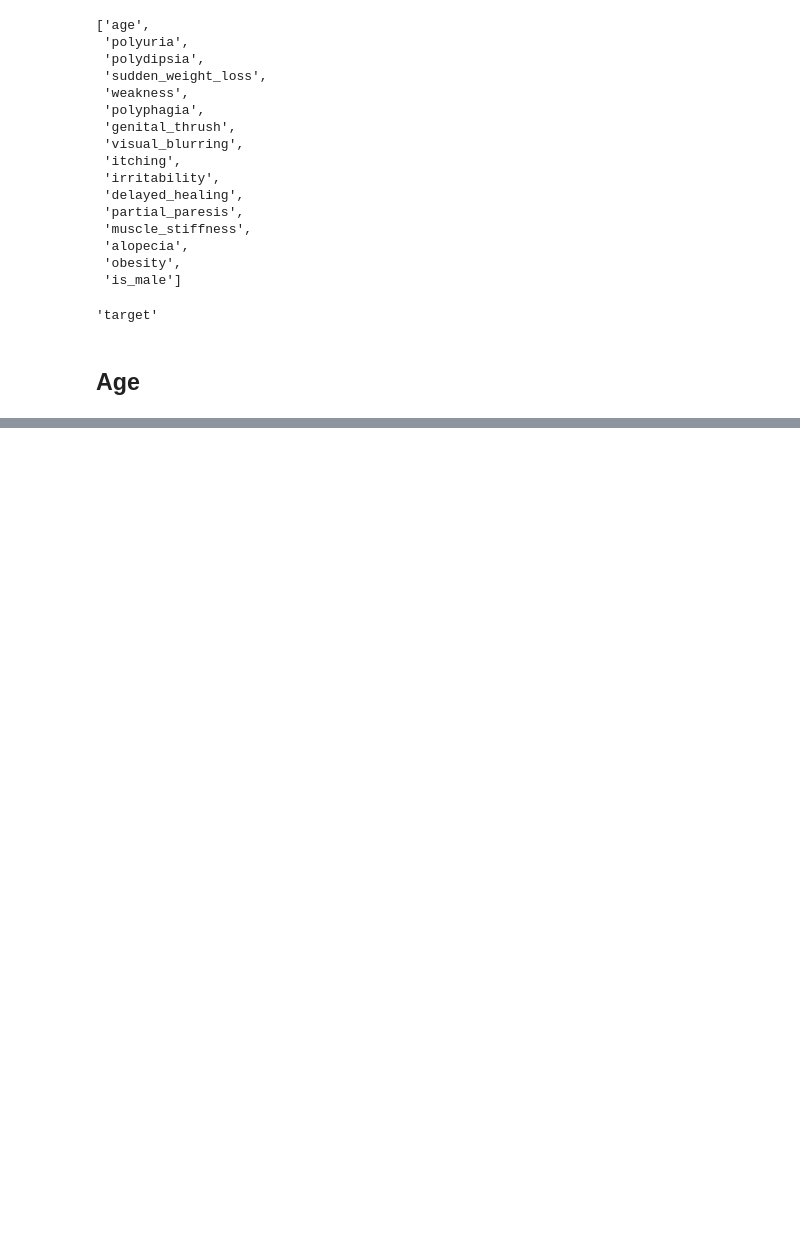
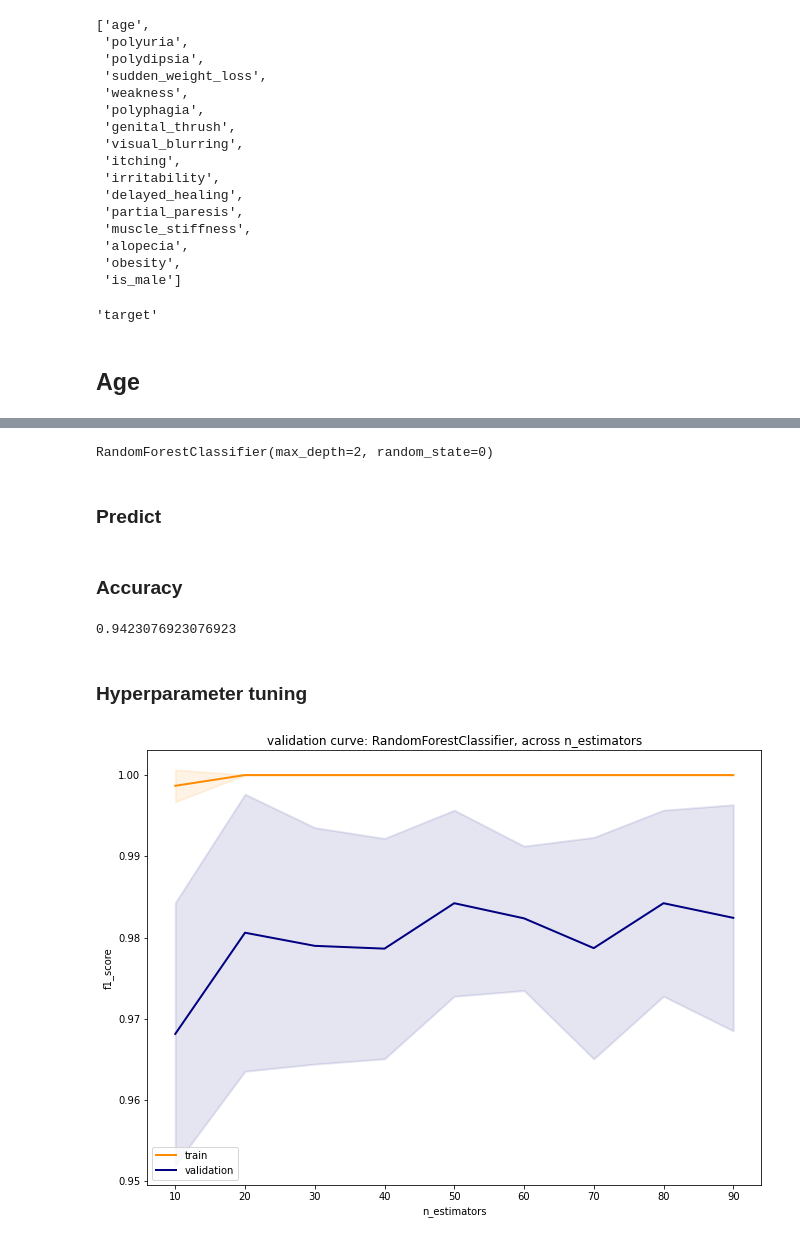
Before and after one commit to xcao38/ua-plotly-demo, a Jupyter notebook: notebooks/diabetes_notebook.ipynb, the cells around one changed output, grey strips where cells are left out. Drawn from its saved outputs; the diff is of its cells as text; code cells hidden in the pictures; blank space fills up the shorter version.

```diff
--- a/notebooks/diabetes_notebook.ipynb
+++ b/notebooks/diabetes_notebook.ipynb
@@ -189,0 +220,3 @@ target_col
+# %%
+y = data.target
+X = data[[i for i in data.columns if "target" not in i]]
@@ -189,0 +231,2 @@ target_col
+# %%
+X_train, X_test, y_train, y_test = train_test_split(X, y, test_size=0.1, random_state=0)
@@ -189,0 +241,8 @@ target_col
+# %%
+clf = RandomForestClassifier(max_depth=2, random_state=0)
+# %%
+clf.fit(X_train, y_train)
+# %% [output]
+RandomForestClassifier(max_depth=2, random_state=0)
+# %% [markdown]
+### Predict
@@ -189,0 +251,18 @@ target_col
+# %% [markdown]
+### Accuracy
+# %%
+clf.score(X_test, y_test)
+# %% [output]
+0.9423076923076923
+# %% [markdown]
+### Hyperparameter tuning
+# %%
+curves.validation_curve(model_type=RandomForestClassifier,
+                        X=X_train,
+                        y=y_train,
+                        param_name='n_estimators',
+                        param_range=np.arange(10, 100, 10),
+                        other_params={'class_weight':'balanced_subsample'},
+                        score=f1_score)
+# %% [output]
+[figure, added]
```
Also changed, not shown: parts of 37 cells of this notebook, 2 other files.
